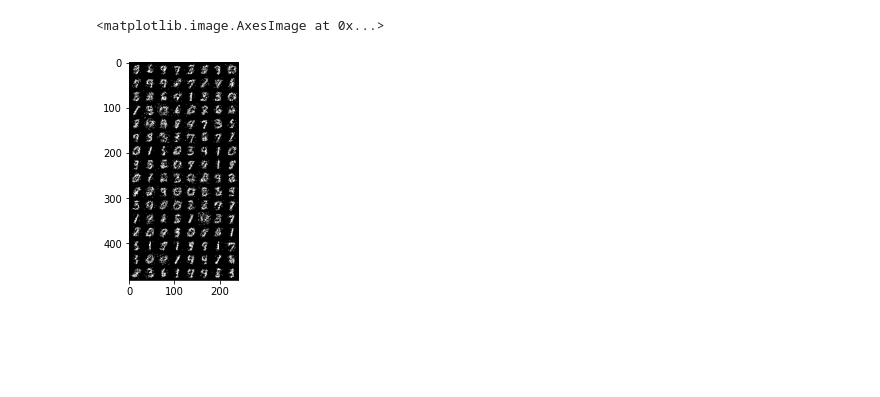
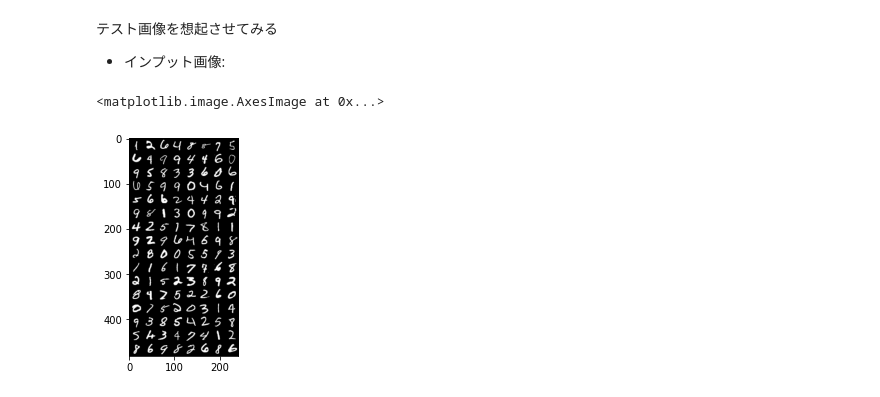
Before and after one commit to hoppiece/rbm, a Jupyter notebook: power_law_research.ipynb, the cells around one changed output. Saved outputs shown, nothing was run; the diff lists cells and outputs as text; code cells hidden in the pictures; blank space fills up the shorter version.

```diff
--- a/power_law_research.ipynb
+++ b/power_law_research.ipynb
@@ -48,10 +89,10 @@ class RBM(nn.Module):
         return v_gibb
 # %%
 # create a Restricted Boltzmann Machine
-model = RBM(n_vis=n_vis, n_hid=n_hid, k=k)
+model = RBM(n_vis=n_vis, n_hid=n_hid, k=k).cpu() # TODO to(device)
 # %%
 train_datasets = datasets.MNIST(
-    root='./output',
+    root='./data',
     train=True,
     download=True,
     transform=transforms.Compose([transforms.ToTensor()])
@@ -61,4 +102,15 @@ train_loader = torch.utils.data.DataLoader(
     batch_size=batch_size,
     shuffle=True,
 )
+test_datasets = datasets.MNIST(
+    root="./data",
+    train=False,
+    download=True,
+    transform=transforms.Compose([transforms.ToTensor()])
+)
+test_loader = torch.utils.data.DataLoader(
+    dataset=test_datasets,
+    batch_size=batch_size,
+    shuffle=True
+)
 # %%
@@ -104,11 +159,14 @@ plt.grid()
+# %% [markdown]
+テスト画像を想起させてみる
+- インプット画像:
 # %%
 from torchvision.utils import make_grid
 
-images = next(iter(train_loader))[0]
+images = next(iter(test_loader))[0]
 v = images.view(-1, 784)
 v_gibbs = model(images.view(-1, 784))
-npimg = np.transpose(make_grid(v_gibbs.view(batch_size, 1, 28, 28).data).numpy(), (1, 2, 0))
+npimg = np.transpose(make_grid(v.view(batch_size, 1, 28, 28).data).numpy(), (1, 2, 0))
 plt.imshow(npimg, cmap="gray")
 # %% [output]
 <matplotlib.image.AxesImage at 0x...>
-[figure, old version]
+[figure, new version]
```
Also changed, not shown: parts of 23 cells of this notebook, 3 other files.
